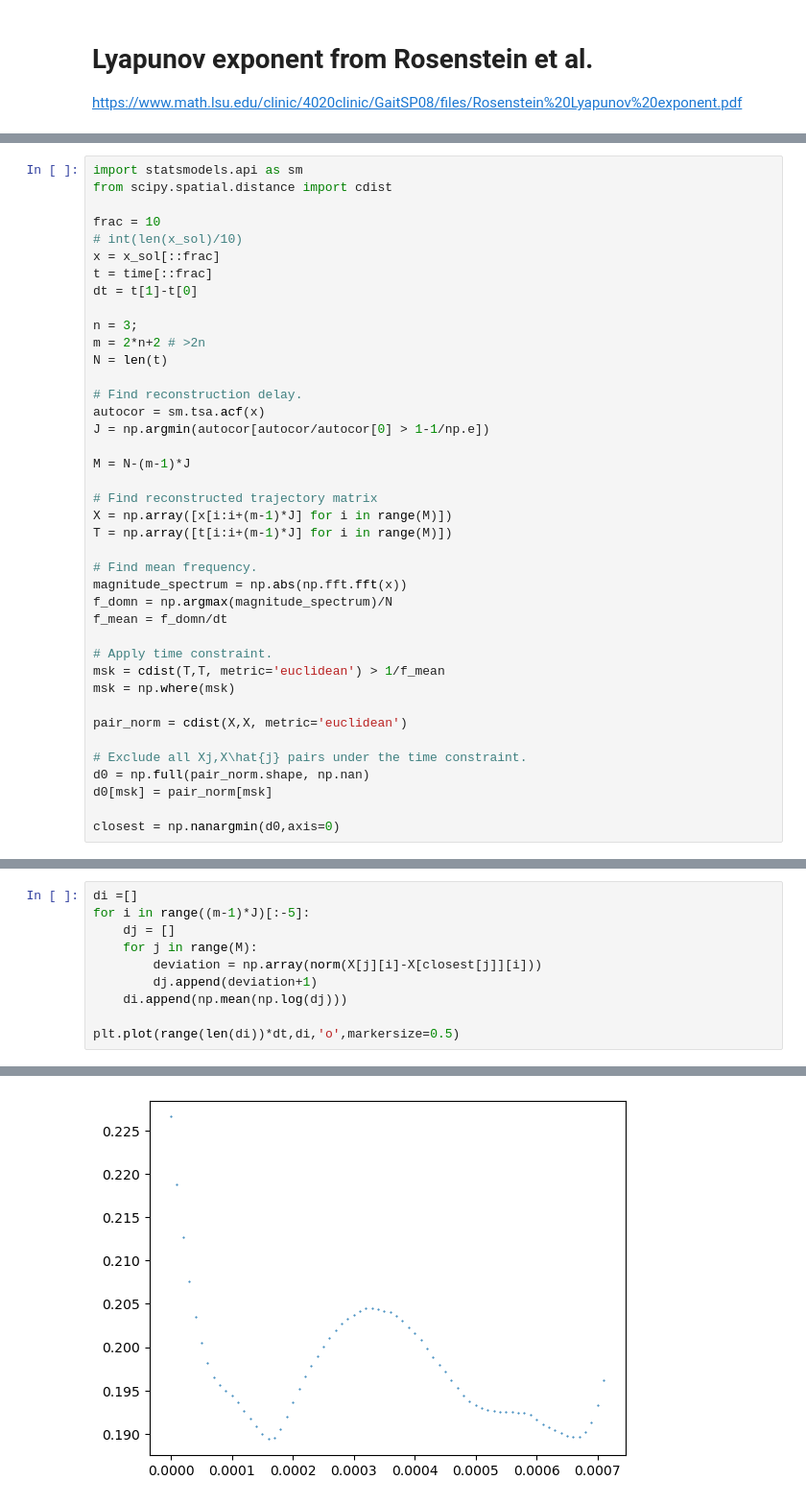
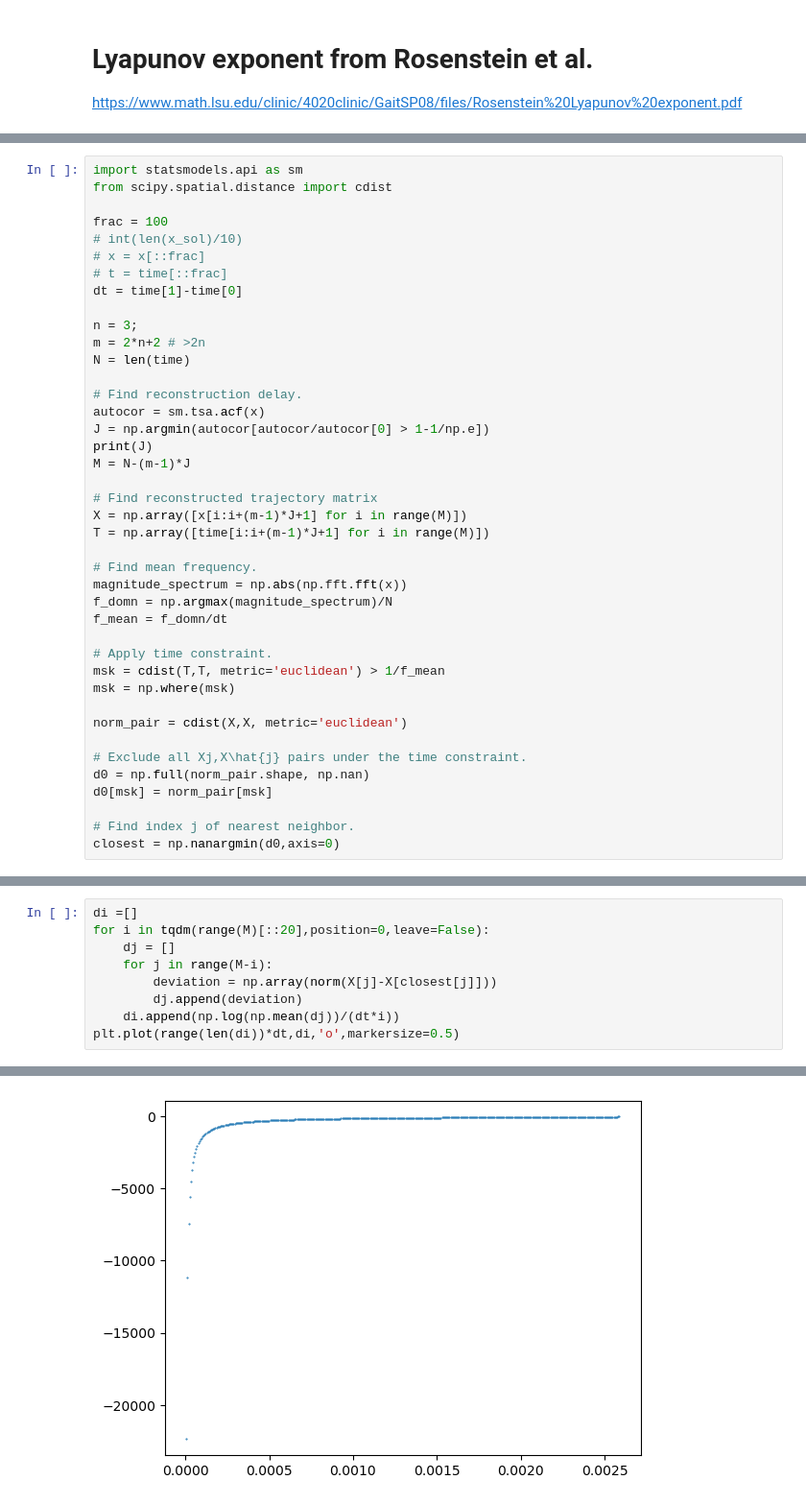
Before and after one commit to Chwanhee/Metrology, a Jupyter notebook: Report_2/Autonomous_Chua.ipynb, the cells around one changed output, grey strips where cells are left out. Shown at 96% size. Drawn from its saved outputs; the diff is of its cells as text.

```diff
--- a/Report_2/Autonomous_Chua.ipynb
+++ b/Report_2/Autonomous_Chua.ipynb
@@ -449,25 +437,25 @@ print(type(x_sol),x_sol.shape,len(x_sol))
 import statsmodels.api as sm
 from scipy.spatial.distance import cdist
 
-frac = 10
+frac = 100
 # int(len(x_sol)/10)
-x = x_sol[::frac]
-t = time[::frac]
-dt = t[1]-t[0]
+# x = x[::frac]
+# t = time[::frac]
+dt = time[1]-time[0]
 
 n = 3;
 m = 2*n+2 # >2n
-N = len(t)
+N = len(time)
 
 # Find reconstruction delay.
 autocor = sm.tsa.acf(x)
 J = np.argmin(autocor[autocor/autocor[0] > 1-1/np.e])
-
+print(J)
 M = N-(m-1)*J
 
 # Find reconstructed trajectory matrix
-X = np.array([x[i:i+(m-1)*J] for i in range(M)])
-T = np.array([t[i:i+(m-1)*J] for i in range(M)])
+X = np.array([x[i:i+(m-1)*J+1] for i in range(M)])
+T = np.array([time[i:i+(m-1)*J+1] for i in range(M)])
 
 # Find mean frequency.
 magnitude_spectrum = np.abs(np.fft.fft(x))
@@ -478,10 +466,11 @@ f_mean = f_domn/dt
 msk = cdist(T,T, metric='euclidean') > 1/f_mean
 msk = np.where(msk)
 
-pair_norm = cdist(X,X, metric='euclidean')
+norm_pair = cdist(X,X, metric='euclidean')
 
 # Exclude all Xj,X\hat{j} pairs under the time constraint.
-d0 = np.full(pair_norm.shape, np.nan)
-d0[msk] = pair_norm[msk]
+d0 = np.full(norm_pair.shape, np.nan)
+d0[msk] = norm_pair[msk]
 
+# Find index j of nearest neighbor.
 closest = np.nanargmin(d0,axis=0)
@@ -488,13 +479,12 @@ closest = np.nanargmin(d0,axis=0)
 # %%
 di =[]
-for i in range((m-1)*J)[:-5]:
+for i in tqdm(range(M)[::20],position=0,leave=False):
     dj = []
-    for j in range(M):
-        deviation = np.array(norm(X[j][i]-X[closest[j]][i]))
-        dj.append(deviation+1)
-    di.append(np.mean(np.log(dj)))
-
+    for j in range(M-i):
+        deviation = np.array(norm(X[j]-X[closest[j]]))
+        dj.append(deviation)
+    di.append(np.log(np.mean(dj))/(dt*i))
 plt.plot(range(len(di))*dt,di,'o',markersize=0.5)
 # %% [output]
 [<matplotlib.lines.Line2D at 0x...>]
-[figure, old version]
+[figure, new version]
```
Also changed, not shown: parts of 5 cells of this notebook, 1 other file.
